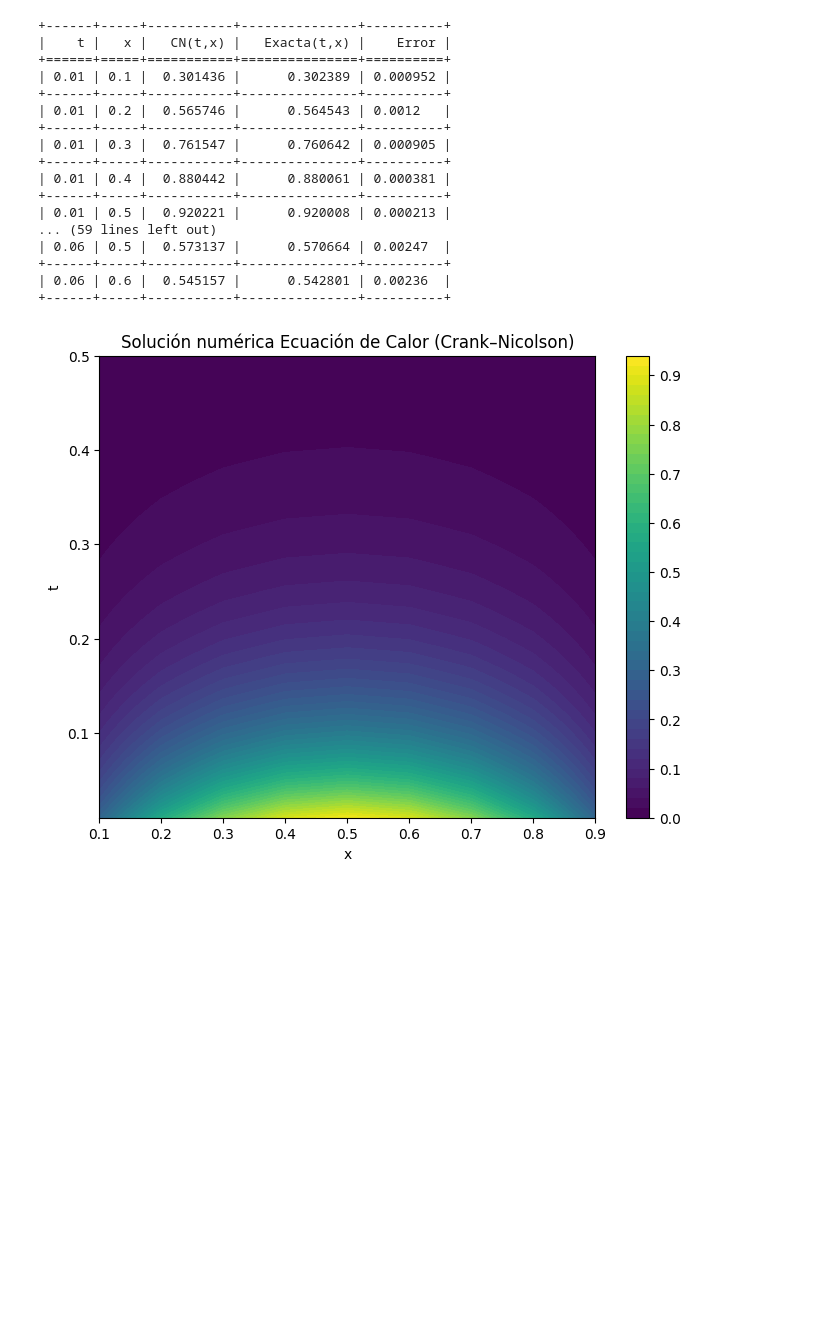
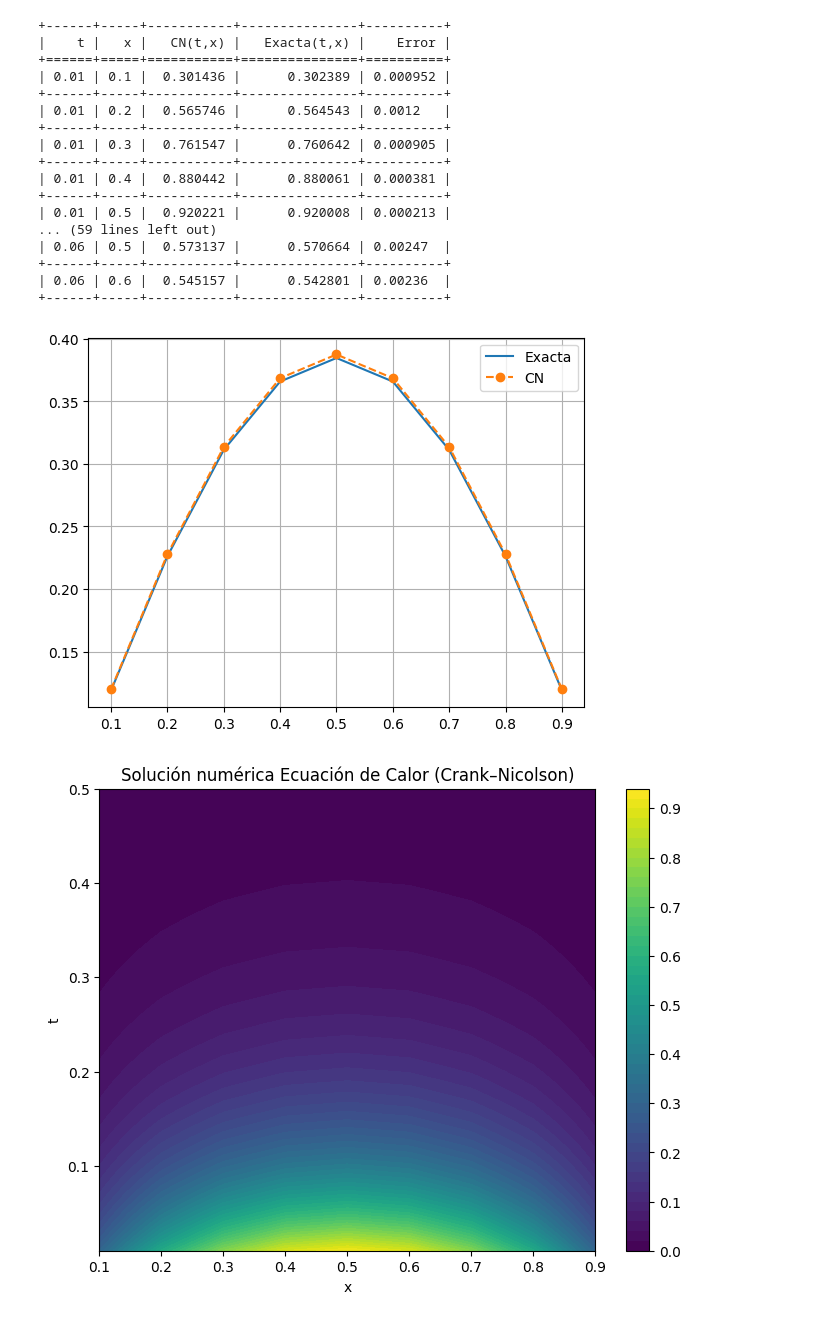
Before and after one commit to Evelyn-Rojas/Ecuaciones-diferenciales-parciales-ll, a Jupyter notebook: Crank_nicolson.ipynb, the cells around one changed output. Cells and saved outputs as stored; diff of their text form; code cells hidden in the pictures; blank space fills up the shorter version.

```diff
--- a/Crank_nicolson.ipynb
+++ b/Crank_nicolson.ipynb
@@ -201,6 +201,18 @@ print(tabulate(filas, headers=headers, tablefmt="grid")) #Imprimimos
 +------+-----+-----------+---------------+----------+
 | 0.06 | 0.6 |  0.545157 |      0.542801 | 0.00236  |
 +------+-----+-----------+---------------+----------+
+# %%
+t_utilizado = 0.10
+index_t = np.argmin(abs(np.array(t_vals) - t_utilizado))
+U_cn_t = np.array(U[index_t, :], dtype=float).flatten()
+U_exacta_t = np.array(U_exacta[index_t], dtype=float)
+plt.plot(x_vals, U_exacta_t, label="Exacta")
+plt.plot(x_vals, U_cn_t, 'o--', label="CN")
+plt.legend()
+plt.grid(True)
+plt.show()
+# %% [output]
+[figure, added]
 # %%
 x_vals = np.linspace(0.1, 0.9, 9)
 t_vals = np.array([(i+1)*0.01 for i in range(50)]) # Valores de tiempo (50 pasos)
```
